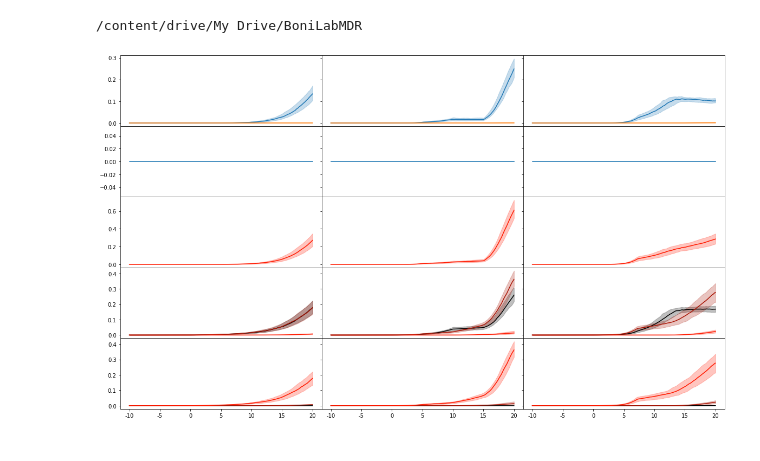
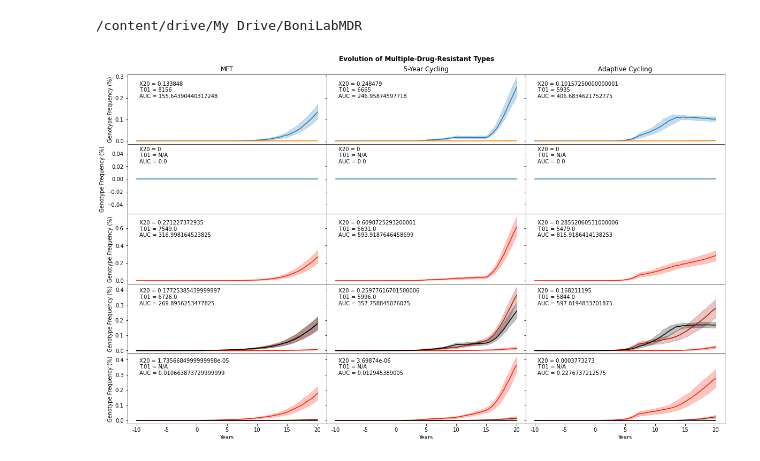
Before and after one commit to lizhewen/BoniLabMDR, a Jupyter notebook: 4-comparesubpanel.ipynb, the cells around one changed output. Cells and saved outputs as stored; diff of their text form; code cells hidden in the pictures.

```diff
--- a/4-comparesubpanel.ipynb
+++ b/4-comparesubpanel.ipynb
@@ -47,48 +50,65 @@ Start assembling results:
 # %%
 # prepare plt for 5x3 subpanels
 import matplotlib.pyplot as plt
 from plot_helper import xaxis_label_ticker
 import matplotlib.ticker as ticker
 xlocator = 5*365
 ticks_x = xaxis_label_ticker()
 
 fig, axs = plt.subplots(5, 3, sharex='col', sharey='row',
                         gridspec_kw={'hspace': 0, 'wspace': 0})
 fig.patch.set_facecolor('white')
+fig.suptitle('Evolution of Multiple-Drug-Resistant Types', y=0.92, fontweight='bold')
 plt.rcParams['figure.figsize'] = [20, 12]
 (ax1, ax2, ax3), (ax4, ax5, ax6), (ax7, ax8, ax9), \
       (ax10, ax11, ax12), (ax13, ax14, ax15) = axs
 
 # plot trends for most-dangerous-triple (2 types)
 from plotter import geno_trend_plot_most_dange_trip, \
                     geno_trend_plot_double_higher
 
 #  MFT
-geno_trend_plot_most_dange_trip(ax1, MFT_L_IQRdf, MFT_M_IQRdf, MFT_U_IQRdf, ['TYY--Y2.','TYYYYY2.'])
-geno_trend_plot_most_dange_trip(ax4, MFT_L_IQRdf, MFT_M_IQRdf, MFT_U_IQRdf, ['KNFNFY2.'])
-geno_trend_plot_double_higher(ax7, MFT_L_IQRdf, MFT_M_IQRdf, MFT_U_IQRdf, 'DHA-PPQ')
-geno_trend_plot_double_higher(ax10, MFT_L_IQRdf, MFT_M_IQRdf, MFT_U_IQRdf, 'AS-AQ')
-geno_trend_plot_double_higher(ax13, MFT_L_IQRdf, MFT_M_IQRdf, MFT_U_IQRdf, 'AL')
+geno_trend_plot_most_dange_trip(ax1, MFT_L_IQRdf, MFT_M_IQRdf, MFT_U_IQRdf, ['TYY--Y2.','TYYYYY2.'], 0.2)
+geno_trend_plot_most_dange_trip(ax4, MFT_L_IQRdf, MFT_M_IQRdf, MFT_U_IQRdf, ['KNFNFY2.'], 0.025)
+geno_trend_plot_double_higher(ax7, MFT_L_IQRdf, MFT_M_IQRdf, MFT_U_IQRdf, 'DHA-PPQ', 0.5)
+geno_trend_plot_double_higher(ax10, MFT_L_IQRdf, MFT_M_IQRdf, MFT_U_IQRdf, 'AS-AQ', 0.3)
+geno_trend_plot_double_higher(ax13, MFT_L_IQRdf, MFT_M_IQRdf, MFT_U_IQRdf, 'AL', 0.3)
 
 #  Cycling
-geno_trend_plot_most_dange_trip(ax2, Cyc_L_IQRdf, Cyc_M_IQRdf, Cyc_U_IQRdf, ['TYY--Y2.','TYYYYY2.'])
-geno_trend_plot_most_dange_trip(ax5, Cyc_L_IQRdf, Cyc_M_IQRdf, Cyc_U_IQRdf, ['KNFNFY2.'])
-geno_trend_plot_double_higher(ax8, Cyc_L_IQRdf, Cyc_M_IQRdf, Cyc_U_IQRdf, 'DHA-PPQ')
-geno_trend_plot_double_higher(ax11, Cyc_L_IQRdf, Cyc_M_IQRdf, Cyc_U_IQRdf, 'AS-AQ')
-geno_trend_plot_double_higher(ax14, Cyc_L_IQRdf, Cyc_M_IQRdf, Cyc_U_IQRdf, 'AL')
+geno_trend_plot_most_dange_trip(ax2, Cyc_L_IQRdf, Cyc_M_IQRdf, Cyc_U_IQRdf, ['TYY--Y2.','TYYYYY2.'], 0.2)
+geno_trend_plot_most_dange_trip(ax5, Cyc_L_IQRdf, Cyc_M_IQRdf, Cyc_U_IQRdf, ['KNFNFY2.'], 0.025)
+geno_trend_plot_double_higher(ax8, Cyc_L_IQRdf, Cyc_M_IQRdf, Cyc_U_IQRdf, 'DHA-PPQ', 0.5)
+geno_trend_plot_double_higher(ax11, Cyc_L_IQRdf, Cyc_M_IQRdf, Cyc_U_IQRdf, 'AS-AQ', 0.3)
+geno_trend_plot_double_higher(ax14, Cyc_L_IQRdf, Cyc_M_IQRdf, Cyc_U_IQRdf, 'AL', 0.3)
 
 #  Adaptive Cycling
-geno_trend_plot_most_dange_trip(ax3, AdpCyc_L_IQRdf, AdpCyc_M_IQRdf, AdpCyc_U_IQRdf, ['TYY--Y2.','TYYYYY2.'])
-geno_trend_plot_most_dange_trip(ax6, AdpCyc_L_IQRdf, AdpCyc_M_IQRdf, AdpCyc_U_IQRdf, ['KNFNFY2.'])
-geno_trend_plot_double_higher(ax9, AdpCyc_L_IQRdf, AdpCyc_M_IQRdf, AdpCyc_U_IQRdf, 'DHA-PPQ')
-geno_trend_plot_double_higher(ax12, AdpCyc_L_IQRdf, AdpCyc_M_IQRdf, AdpCyc_U_IQRdf, 'AS-AQ')
-geno_trend_plot_double_higher(ax15, AdpCyc_L_IQRdf, AdpCyc_M_IQRdf, AdpCyc_U_IQRdf, 'AL')
+geno_trend_plot_most_dange_trip(ax3, AdpCyc_L_IQRdf, AdpCyc_M_IQRdf, AdpCyc_U_IQRdf, ['TYY--Y2.','TYYYYY2.'], 0.2)
+geno_trend_plot_most_dange_trip(ax6, AdpCyc_L_IQRdf, AdpCyc_M_IQRdf, AdpCyc_U_IQRdf, ['KNFNFY2.'], 0.025)
+geno_trend_plot_double_higher(ax9, AdpCyc_L_IQRdf, AdpCyc_M_IQRdf, AdpCyc_U_IQRdf, 'DHA-PPQ', 0.5)
+geno_trend_plot_double_higher(ax12, AdpCyc_L_IQRdf, AdpCyc_M_IQRdf, AdpCyc_U_IQRdf, 'AS-AQ', 0.3)
+geno_trend_plot_double_higher(ax15, AdpCyc_L_IQRdf, AdpCyc_M_IQRdf, AdpCyc_U_IQRdf, 'AL', 0.3)
 
-for axrow in axs:
-  for ax in axrow:
-    ax.xaxis.set_major_locator(ticker.MultipleLocator(xlocator))
-    ax.xaxis.set_major_formatter(ticks_x)
+# Labeling Strategies
+ax1.set_title('MFT')
+ax2.set_title('5-Year Cycling')
+ax3.set_title('Adaptive Cycling')
+
+ax13.xaxis.set_major_locator(ticker.MultipleLocator(xlocator))
+ax13.xaxis.set_major_formatter(ticks_x)
+ax14.xaxis.set_major_locator(ticker.MultipleLocator(xlocator))
+ax14.xaxis.set_major_formatter(ticks_x)
+ax15.xaxis.set_major_locator(ticker.MultipleLocator(xlocator))
+ax15.xaxis.set_major_formatter(ticks_x)
+
+ax13.set_xlabel('Years')
+ax14.set_xlabel('Years')
+ax15.set_xlabel('Years')
+ax1.set_ylabel('Genotype Frequency (%)')
+ax4.set_ylabel('Genotype Frequency (%)')
+ax7.set_ylabel('Genotype Frequency (%)')
+ax10.set_ylabel('Genotype Frequency (%)')
+ax13.set_ylabel('Genotype Frequency (%)')
 
 plt.show()
 # %% [output]
-[figure, old version]
+[figure, new version]
```
Also changed, not shown: parts of 2 cells of this notebook, 2 other files.
